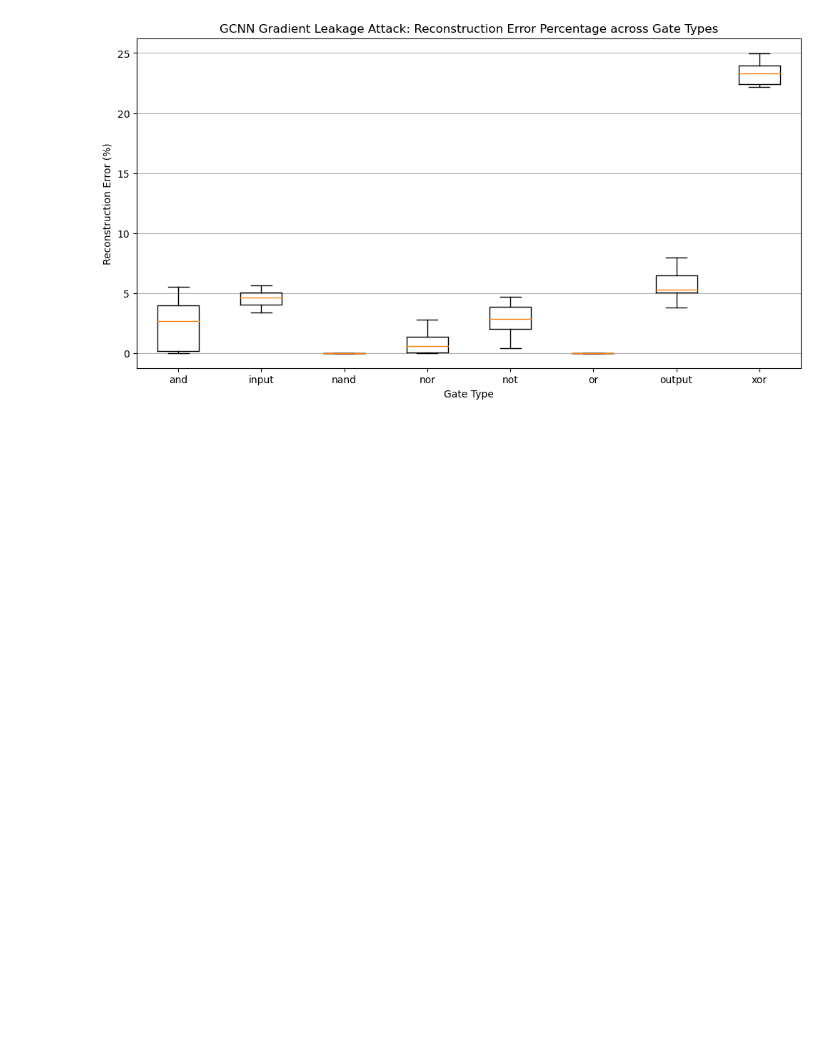
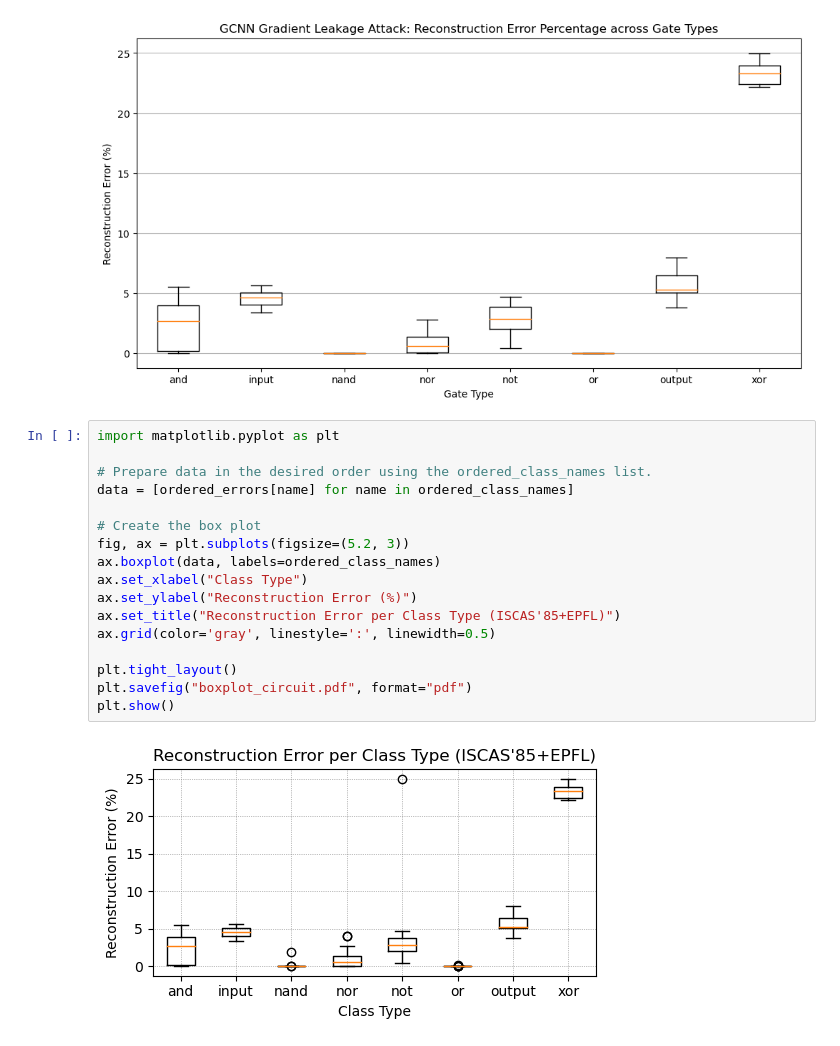
Before and after one commit to rkarn/GradientAttackGNNs, a Jupyter notebook: Gradient Based Attack to NN.ipynb, the cells around one changed output. Cells and saved outputs as stored; diff of their text form; blank space fills up the shorter version.

```diff
--- a/Gradient Based Attack to NN.ipynb
+++ b/Gradient Based Attack to NN.ipynb
@@ -977,3 +981,22 @@ Reconstruction Percentage Errors (per class):
        23.943994522094727,
        22.903648376464844]}
 [figure]
+# %%
+import matplotlib.pyplot as plt
+
+# Prepare data in the desired order using the ordered_class_names list.
+data = [ordered_errors[name] for name in ordered_class_names]
+
+# Create the box plot
+fig, ax = plt.subplots(figsize=(5.2, 3))
+ax.boxplot(data, labels=ordered_class_names)
+ax.set_xlabel("Class Type")
+ax.set_ylabel("Reconstruction Error (%)")
+ax.set_title("Reconstruction Error per Class Type (ISCAS'85+EPFL)")
+ax.grid(color='gray', linestyle=':', linewidth=0.5)
+
+plt.tight_layout()
+plt.savefig("boxplot_circuit.pdf", format="pdf")
+plt.show()
+# %% [output]
+[figure, added]
```
Also changed, not shown: parts of 20 cells of this notebook.
